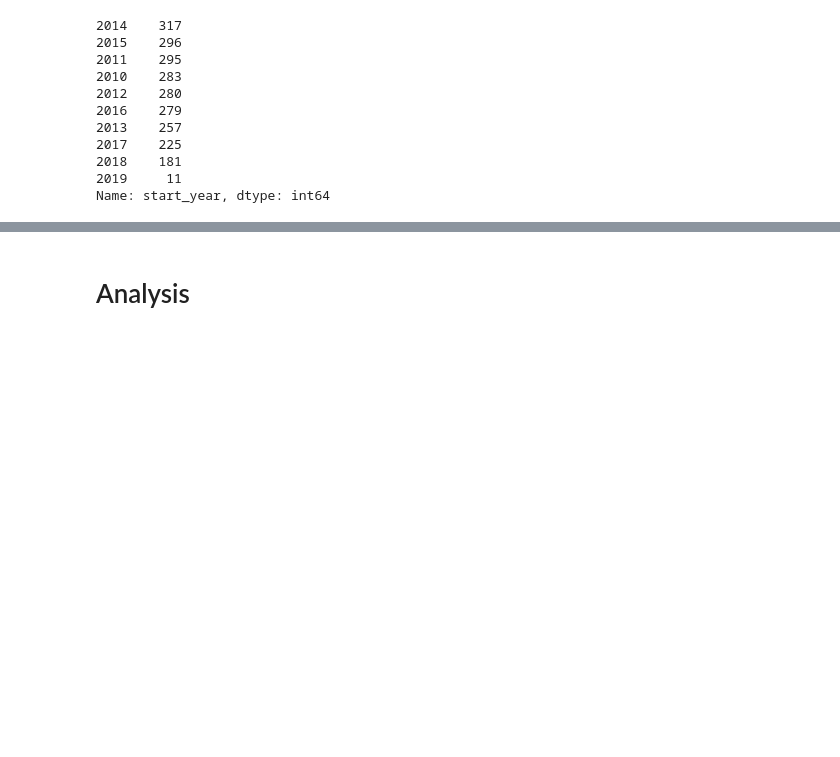
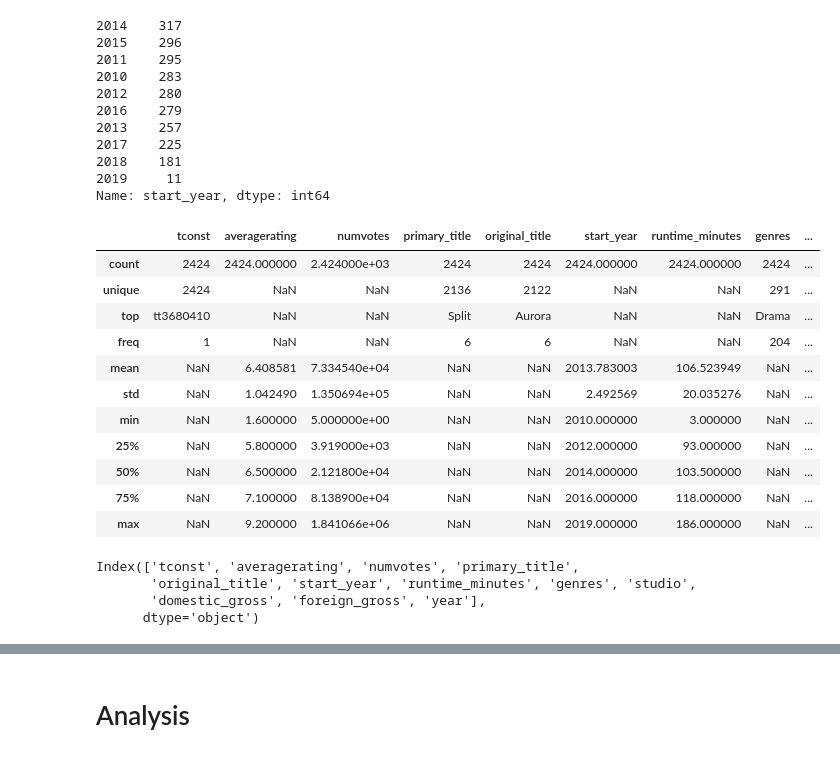
Before and after one commit to Rgmoogachiri/dsc-phase-1-project, a Jupyter notebook: student.ipynb, the cells around one changed output, grey strips where cells are left out. Drawn from its saved outputs; the diff is of its cells as text; code cells hidden in the pictures; blank space fills up the shorter version.

```diff
--- a/student.ipynb
+++ b/student.ipynb
@@ -733,3 +733,25 @@ merged_df3.start_year.value_counts()
 2018    181
 2019     11
 Name: start_year, dtype: int64
+# %%
+merged_df3.describe(include = 'all')
+# %% [output]
+|  | tconst | averagerating | numvotes | primary_title | original_title | start_year | runtime_minutes | genres | ... |
+| count | 2424 | 2424.000000 | 2.424000e+03 | 2424 | 2424 | 2424.000000 | 2424.000000 | 2424 | ... |
+| unique | 2424 | NaN | NaN | 2136 | 2122 | NaN | NaN | 291 | ... |
+| top | tt3680410 | NaN | NaN | Split | Aurora | NaN | NaN | Drama | ... |
+| freq | 1 | NaN | NaN | 6 | 6 | NaN | NaN | 204 | ... |
+| mean | NaN | 6.408581 | 7.334540e+04 | NaN | NaN | 2013.783003 | 106.523949 | NaN | ... |
+| std | NaN | 1.042490 | 1.350694e+05 | NaN | NaN | 2.492569 | 20.035276 | NaN | ... |
+| min | NaN | 1.600000 | 5.000000e+00 | NaN | NaN | 2010.000000 | 3.000000 | NaN | ... |
+| 25% | NaN | 5.800000 | 3.919000e+03 | NaN | NaN | 2012.000000 | 93.000000 | NaN | ... |
+| 50% | NaN | 6.500000 | 2.121800e+04 | NaN | NaN | 2014.000000 | 103.500000 | NaN | ... |
+| 75% | NaN | 7.100000 | 8.138900e+04 | NaN | NaN | 2016.000000 | 118.000000 | NaN | ... |
+| max | NaN | 9.200000 | 1.841066e+06 | NaN | NaN | 2019.000000 | 186.000000 | NaN | ... |
+# %%
+merged_df3.columns
+# %% [output]
+Index(['tconst', 'averagerating', 'numvotes', 'primary_title',
+       'original_title', 'start_year', 'runtime_minutes', 'genres', 'studio',
+       'domestic_gross', 'foreign_gross', 'year'],
+      dtype='object')
```
Also changed, not shown: parts of 19 cells of this notebook.
